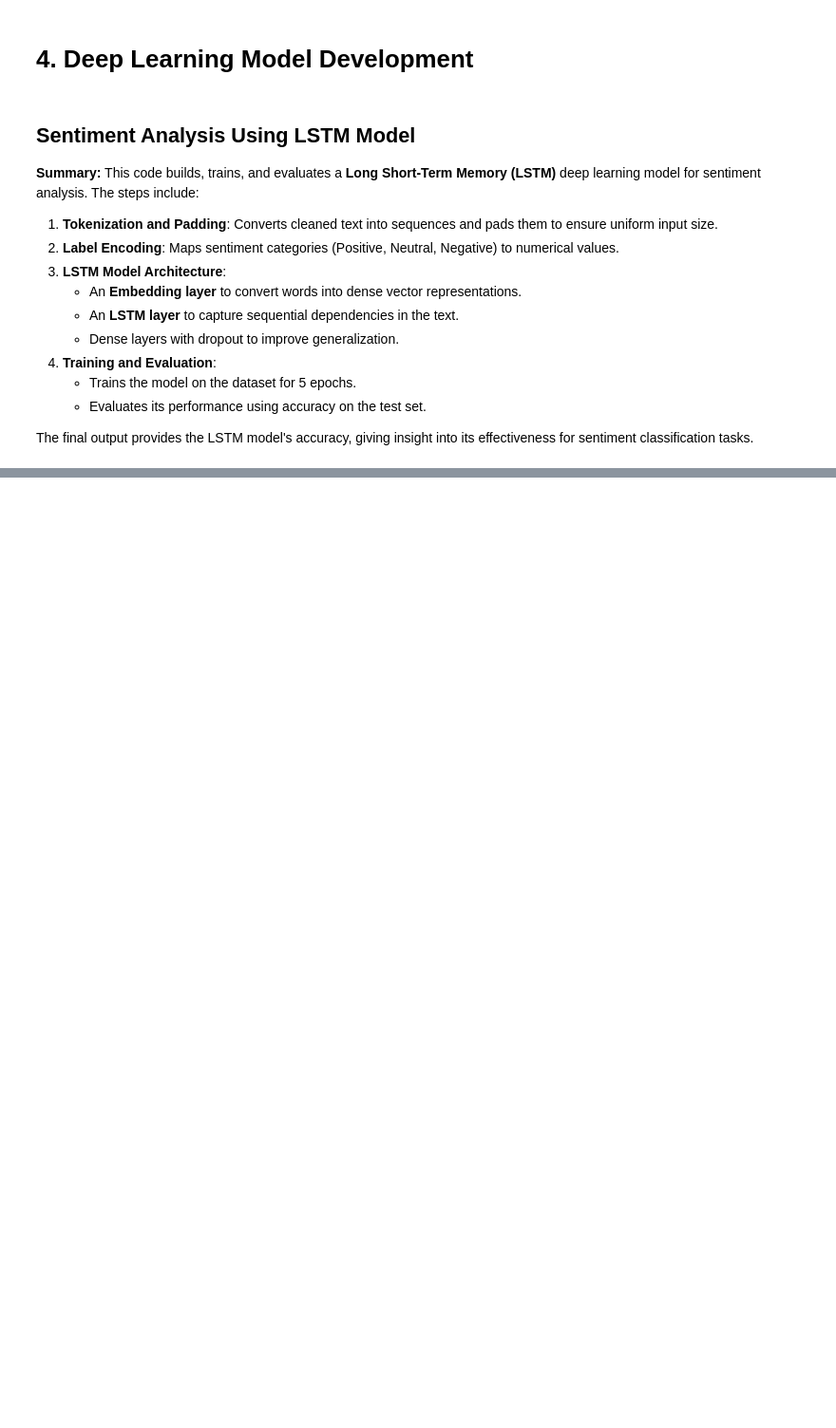
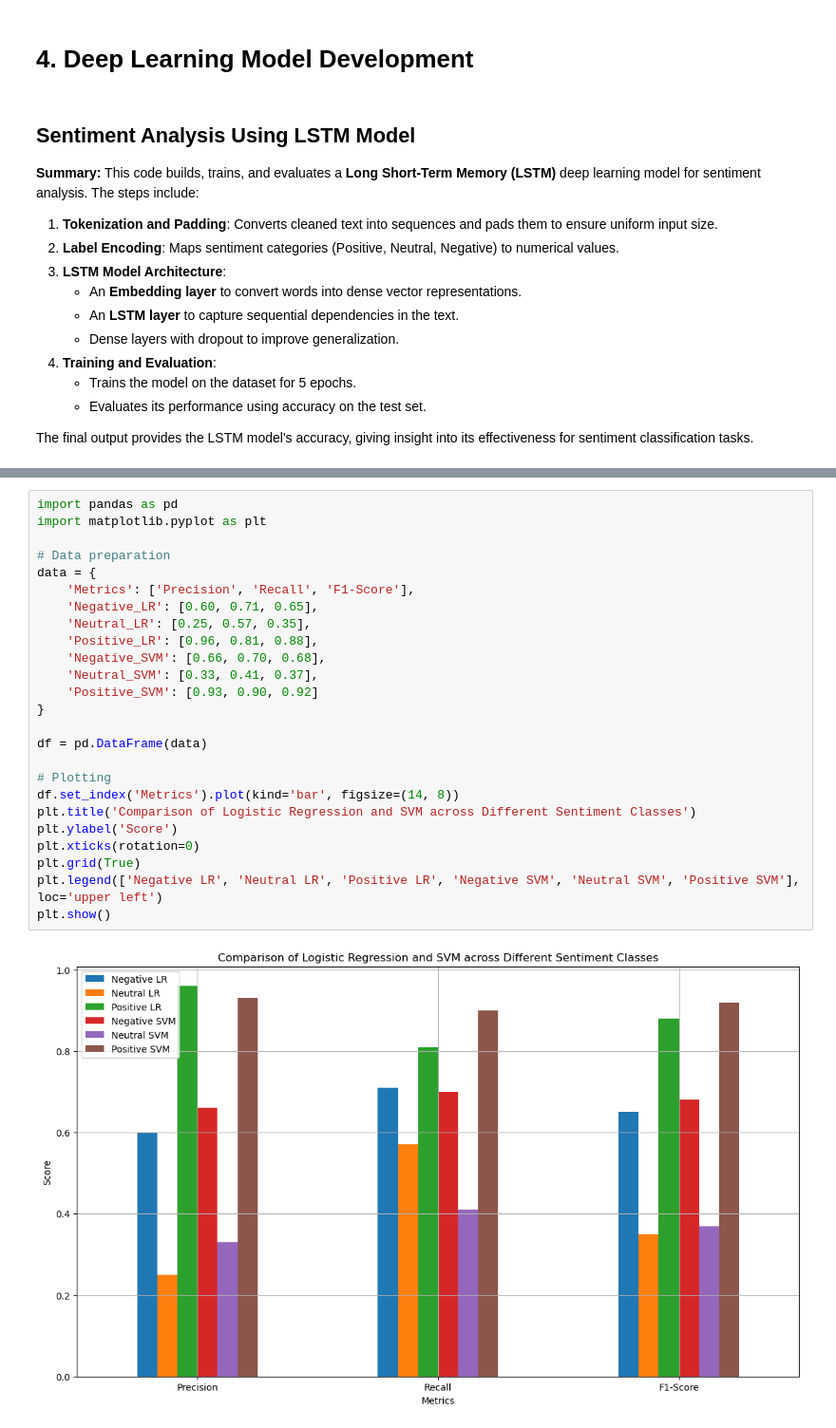
Before and after one commit to tfysekis/Sentiment-Analysis, a Jupyter notebook: Sentiment_Analysis.ipynb, the cells around one changed output, grey strips where cells are left out. Shown: that part at 95% size. Saved outputs shown, nothing was run; the diff lists cells and outputs as text; blank space fills up the shorter version.

```diff
--- a/Sentiment_Analysis.ipynb
+++ b/Sentiment_Analysis.ipynb
@@ -989,0 +833,27 @@ yes
+# %%
+import pandas as pd
+import matplotlib.pyplot as plt
+
+# Data preparation
+data = {
+    'Metrics': ['Precision', 'Recall', 'F1-Score'],
+    'Negative_LR': [0.60, 0.71, 0.65],
+    'Neutral_LR': [0.25, 0.57, 0.35],
+    'Positive_LR': [0.96, 0.81, 0.88],
+    'Negative_SVM': [0.66, 0.70, 0.68],
+    'Neutral_SVM': [0.33, 0.41, 0.37],
+    'Positive_SVM': [0.93, 0.90, 0.92]
+}
+
+df = pd.DataFrame(data)
+
+# Plotting
+df.set_index('Metrics').plot(kind='bar', figsize=(14, 8))
+plt.title('Comparison of Logistic Regression and SVM across Different Sentiment Classes')
+plt.ylabel('Score')
+plt.xticks(rotation=0)
+plt.grid(True)
+plt.legend(['Negative LR', 'Neutral LR', 'Positive LR', 'Negative SVM', 'Neutral SVM', 'Positive SVM'], loc='upper left')
+plt.show()
+# %% [output]
+[figure, added]
```
Also changed, not shown: parts of 66 cells of this notebook.
